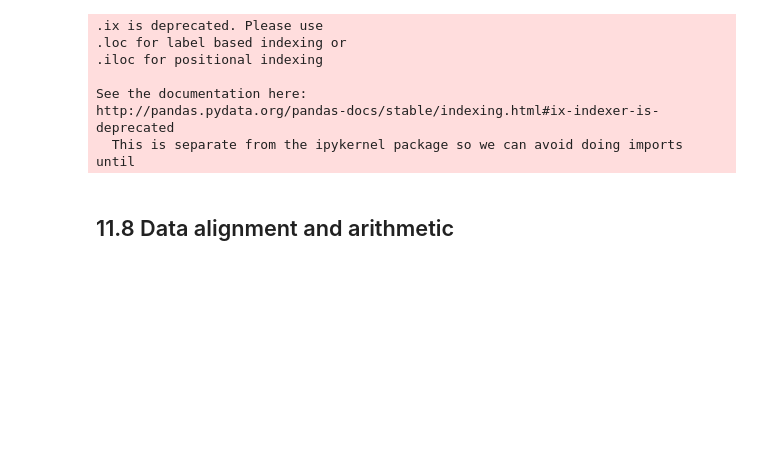
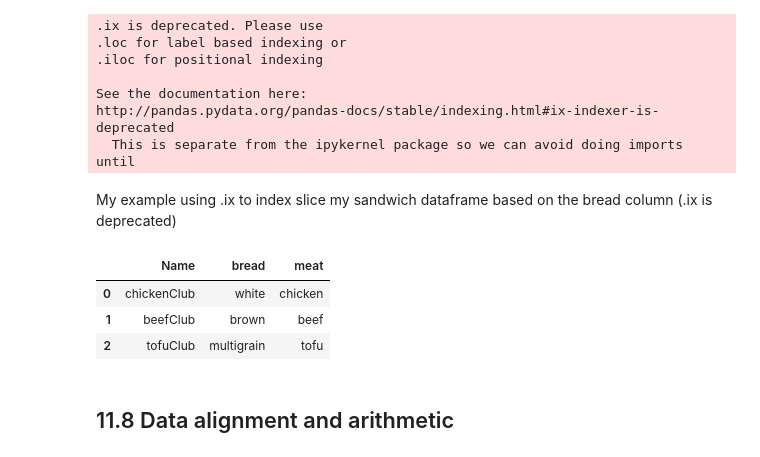
Before and after one commit to hliaqat/Week1-Introduction_to_Python, a Jupyter notebook: Introduction_to_Python.ipynb, the cells around one changed output. Cells and saved outputs as stored; diff of their text form; code cells hidden in the pictures; blank space fills up the shorter version.

```diff
--- a/Introduction_to_Python.ipynb
+++ b/Introduction_to_Python.ipynb
@@ -1382,6 +2095,22 @@ Name: A, dtype: float64
 See the documentation here:
 http://pandas.pydata.org/pandas-docs/stable/indexing.html#ix-indexer-is-deprecated
   This is separate from the ipykernel package so we can avoid doing imports until
+# %% [markdown]
+My example using .ix to index slice my sandwich dataframe based on the bread column (.ix is deprecated)
+# %%
+sandwiches = [('chickenClub', 'white', 'chicken'),
+     ('beefClub', 'brown', 'beef'),
+     ('tofuClub', 'multigrain', 'tofu')]
+labels = ['Name', 'bread', 'meat']
+df = pd.DataFrame.from_records(sandwiches, columns=labels)
+df
+# .ix is deprecated
+# print (df.ix[:, 'bread'])
+# %% [output]
+|  | Name | bread | meat |
+| 0 | chickenClub | white | chicken |
+| 1 | beefClub | brown | beef |
+| 2 | tofuClub | multigrain | tofu |
 # %% [markdown]
 ## 11.8 Data alignment and arithmetic
 # %% [markdown]
```
Also changed, not shown: parts of 140 cells of this notebook.
